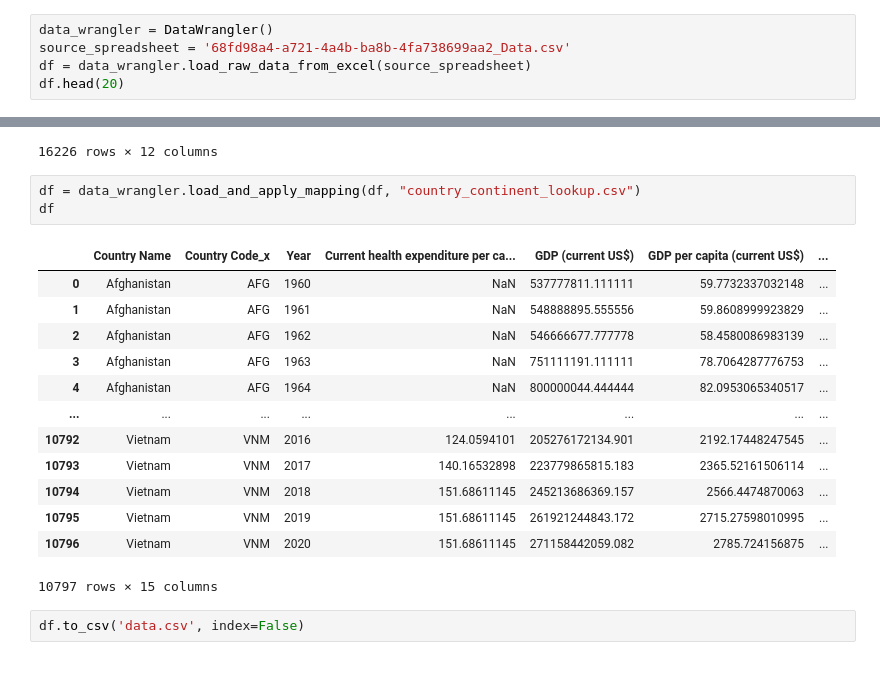
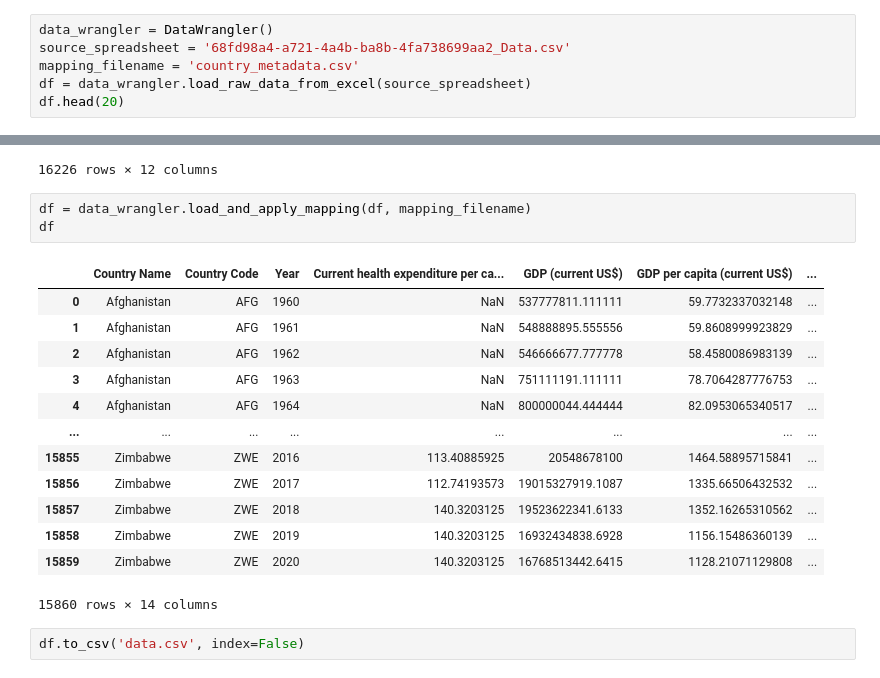
Before and after one commit to endjin/Endjin.RecommendedPractices.AzureDevopsPipelines.Python, a Jupyter notebook: worldbank_data.ipynb, the cells around one changed output, grey strips where cells are left out. Cells and saved outputs as stored; diff of their text form.

Commit message:
Use new country metadata file

```diff
--- a/worldbank_data.ipynb
+++ b/worldbank_data.ipynb
@@ -7,6 +7,7 @@ from worldbank_data import DataWrangler
 # %%
 data_wrangler = DataWrangler()
 source_spreadsheet = '68fd98a4-a721-4a4b-ba8b-4fa738699aa2_Data.csv'
+mapping_filename = 'country_metadata.csv'
 df = data_wrangler.load_raw_data_from_excel(source_spreadsheet)
 df.head(20)
 # %% [output]
@@ -130,21 +131,21 @@ df
 | 16225 | Zimbabwe | ZWE | 2020 | 140.3203125 | 16768513442.6415 | ... |
 16226 rows × 12 columns
 # %%
-df = data_wrangler.load_and_apply_mapping(df, "country_continent_lookup.csv")
+df = data_wrangler.load_and_apply_mapping(df, mapping_filename)
 df
 # %% [output]
-|  | Country Name | Country Code_x | Year | Current health expenditure per ca... | GDP (current US$) | GDP per capita (current US$) | ... |
+|  | Country Name | Country Code | Year | Current health expenditure per ca... | GDP (current US$) | GDP per capita (current US$) | ... |
 | 0 | Afghanistan | AFG | 1960 | NaN | 537777811.111111 | 59.7732337032148 | ... |
 | 1 | Afghanistan | AFG | 1961 | NaN | 548888895.555556 | 59.8608999923829 | ... |
 | 2 | Afghanistan | AFG | 1962 | NaN | 546666677.777778 | 58.4580086983139 | ... |
 | 3 | Afghanistan | AFG | 1963 | NaN | 751111191.111111 | 78.7064287776753 | ... |
 | 4 | Afghanistan | AFG | 1964 | NaN | 800000044.444444 | 82.0953065340517 | ... |
 | ... | ... | ... | ... | ... | ... | ... | ... |
-| 10792 | Vietnam | VNM | 2016 | 124.0594101 | 205276172134.901 | 2192.17448247545 | ... |
-| 10793 | Vietnam | VNM | 2017 | 140.16532898 | 223779865815.183 | 2365.52161506114 | ... |
-| 10794 | Vietnam | VNM | 2018 | 151.68611145 | 245213686369.157 | 2566.4474870063 | ... |
-| 10795 | Vietnam | VNM | 2019 | 151.68611145 | 261921244843.172 | 2715.27598010995 | ... |
-| 10796 | Vietnam | VNM | 2020 | 151.68611145 | 271158442059.082 | 2785.724156875 | ... |
+| 15855 | Zimbabwe | ZWE | 2016 | 113.40885925 | 20548678100 | 1464.58895715841 | ... |
+| 15856 | Zimbabwe | ZWE | 2017 | 112.74193573 | 19015327919.1087 | 1335.66506432532 | ... |
+| 15857 | Zimbabwe | ZWE | 2018 | 140.3203125 | 19523622341.6133 | 1352.16265310562 | ... |
+| 15858 | Zimbabwe | ZWE | 2019 | 140.3203125 | 16932434838.6928 | 1156.15486360139 | ... |
+| 15859 | Zimbabwe | ZWE | 2020 | 140.3203125 | 16768513442.6415 | 1128.21071129808 | ... |
-10797 rows × 15 columns
+15860 rows × 14 columns
 # %%
 df.to_csv('data.csv', index=False)
```
Also changed, not shown: 2 other files.
